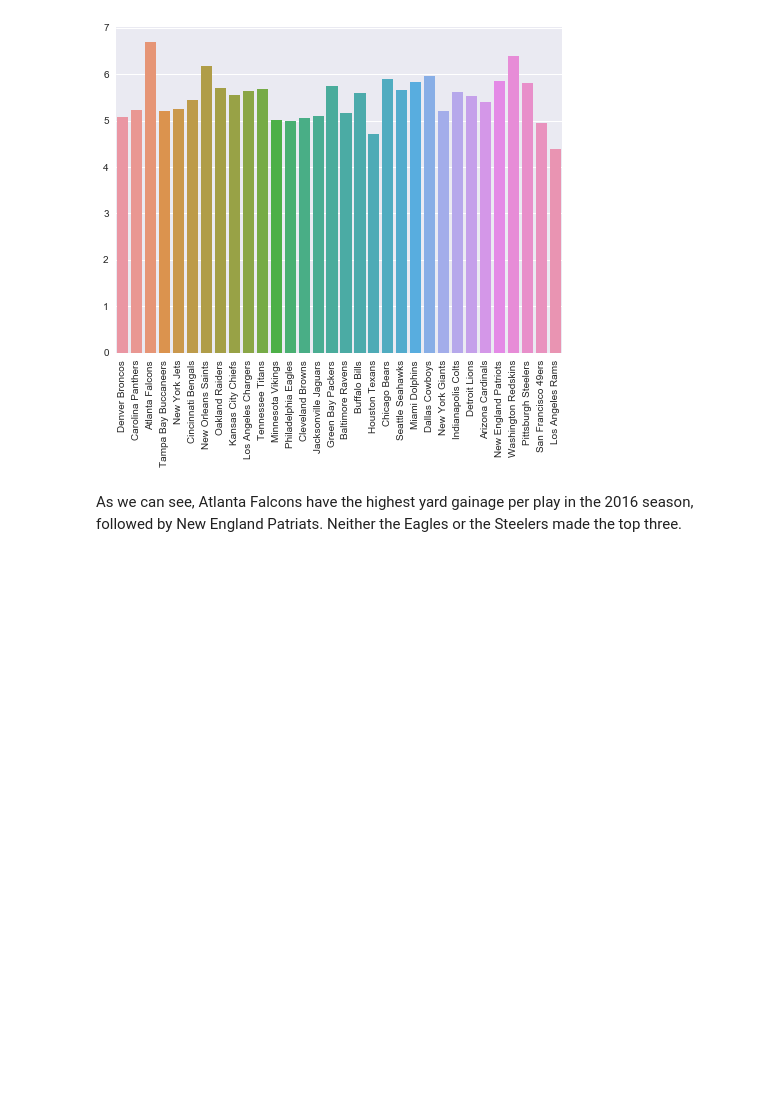
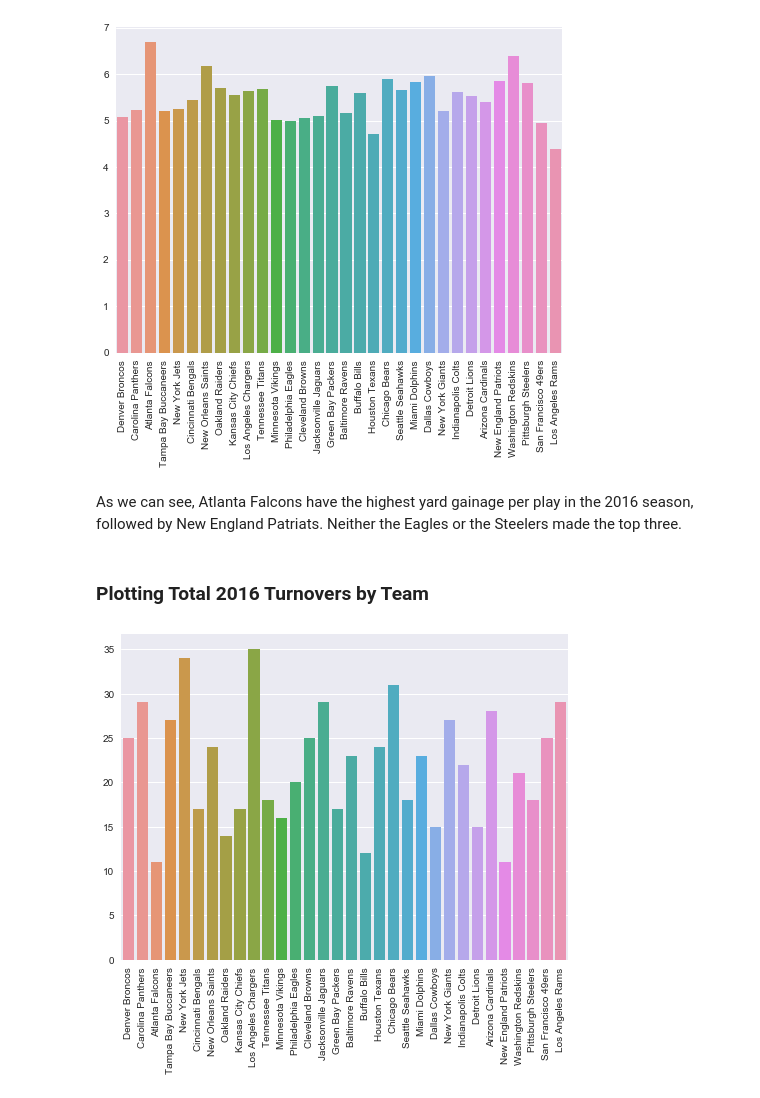
Before and after one commit to fairfield-university-is510-fall2017/final-project-the-first-order, a Jupyter notebook: Analysis.ipynb, the cells around one changed output. Cells and saved outputs as stored; diff of their text form; code cells hidden in the pictures; blank space fills up the shorter version.

Commit message:
Added several charts

```diff
--- a/Analysis.ipynb
+++ b/Analysis.ipynb
@@ -194,3 +195,18 @@ plt.show()
 [figure]
 # %% [markdown]
 As we can see, Atlanta Falcons have the highest yard gainage per play in the 2016 season, followed by New England Patriats. Neither the Eagles or the Steelers made the top three.
+# %% [markdown]
+### Plotting Total 2016 Turnovers by Team
+# %%
+# Creating plot to show total turnovers per team
+f, (ax1) = plt.subplots(1, 1, figsize=(8, 6), sharex=True)
+
+x = mteams_2016['TeamName'].values
+y1 = mteams_2016['Turnovers_Lost_2016'].values
+sb.barplot(x, y1,ax=ax1)
+plt.xticks(rotation=90)
+plt.savefig('Total Turnovers by Team.png')
+
+plt.show()
+# %% [output]
+[figure, added]
```
Also changed, not shown: parts of 15 cells of this notebook, 6 other files.
